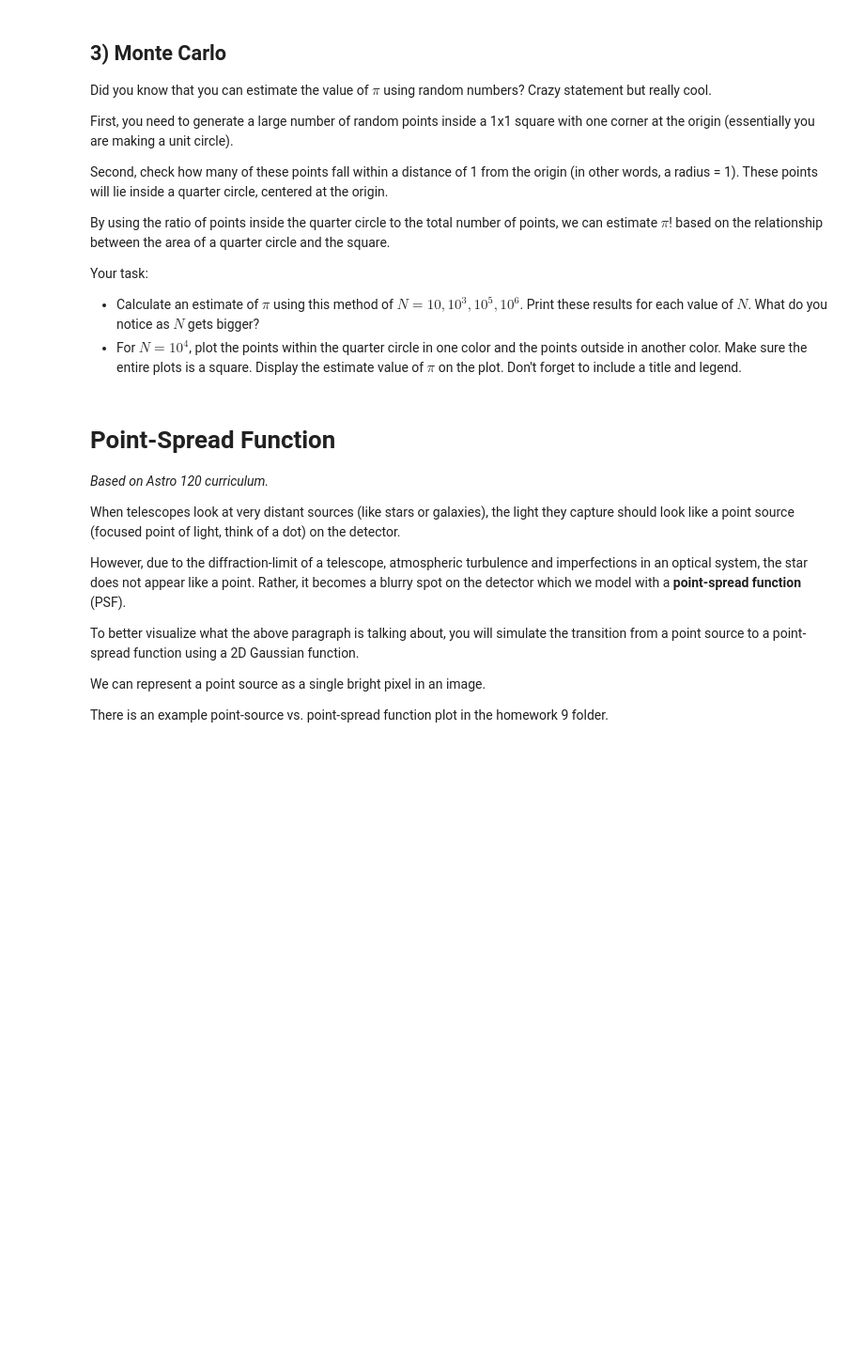
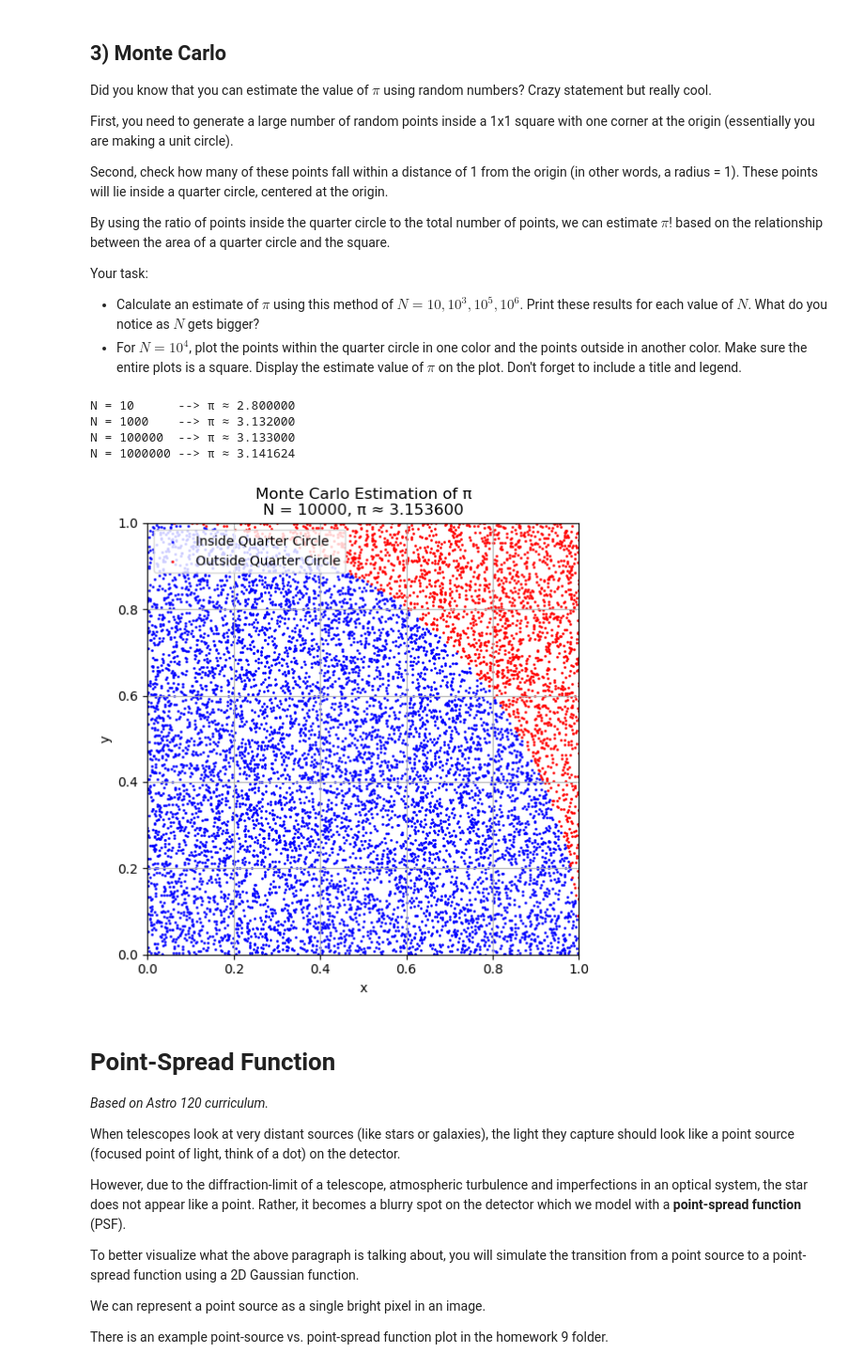
Before and after one commit to kaitlynle9018/kaitlyn_decal, a Jupyter notebook: homework10/homework10.ipynb, the cells around one changed output. Shown at 94% size. Drawn from its saved outputs; the diff is of its cells as text; code cells hidden in the pictures; blank space fills up the shorter version.

```diff
--- a/homework10/homework10.ipynb
+++ b/homework10/homework10.ipynb
@@ -61,3 +147,43 @@ Your task:
+# %%
+# Your code here
+
+def estimate_pi(N):
+    x = np.random.rand(N)
+    y = np.random.rand(N)
+
+    inside = x**2 + y**2 <= 1
+
+    pi_est = 4 * np.sum(inside) / N
+    return pi_est, x, y, inside
+
+# Part 1: Estimate π for various N values
+for N in [10, 10**3, 10**5, 10**6]:
+    pi_approx, _, _, _ = estimate_pi(N)
+    print(f"N = {N:<7} --> π ≈ {pi_approx:.6f}")
+
+# Part 2: Plot for N = 10^4
+N = 10**4
+pi_approx, x, y, inside = estimate_pi(N)
+
+plt.figure(figsize=(6, 6))
+plt.scatter(x[inside], y[inside], color='blue', s=1, label='Inside Quarter Circle')
+plt.scatter(x[~inside], y[~inside], color='red', s=1, label='Outside Quarter Circle')
+
+plt.title(f"Monte Carlo Estimation of π\nN = {N}, π ≈ {pi_approx:.6f}")
+plt.xlabel("x")
+plt.ylabel("y")
+plt.axis("square")
+plt.xlim(0, 1)
+plt.ylim(0, 1)
+plt.legend()
+plt.grid(True)
+plt.show()
+# %% [output]
+N = 10      --> π ≈ 2.800000
+N = 1000    --> π ≈ 3.132000
+N = 100000  --> π ≈ 3.133000
+N = 1000000 --> π ≈ 3.141624
+[figure, added]
 # %% [markdown]
 # Point-Spread Function
 
```
Also changed, not shown: parts of 6 cells of this notebook.
